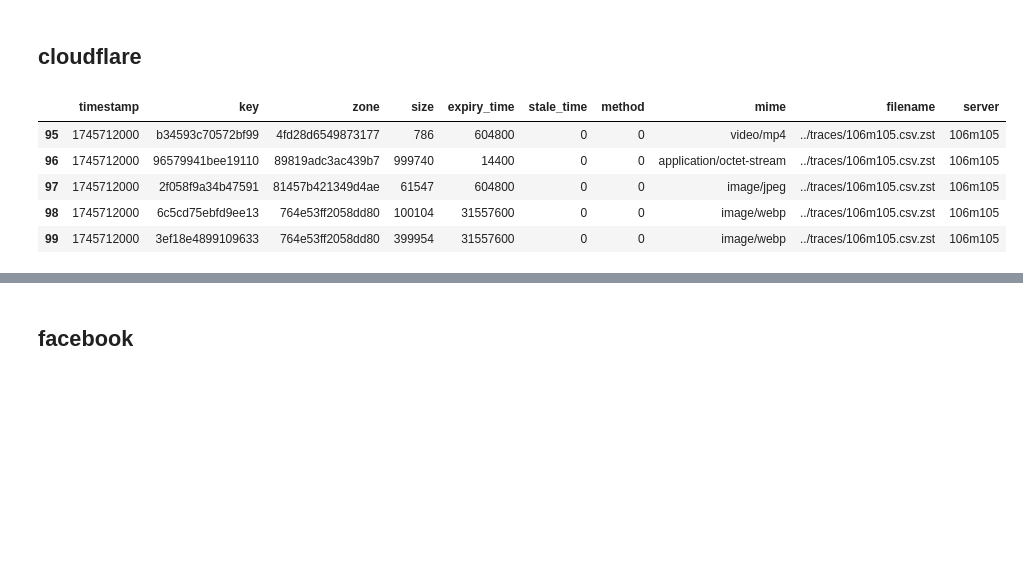
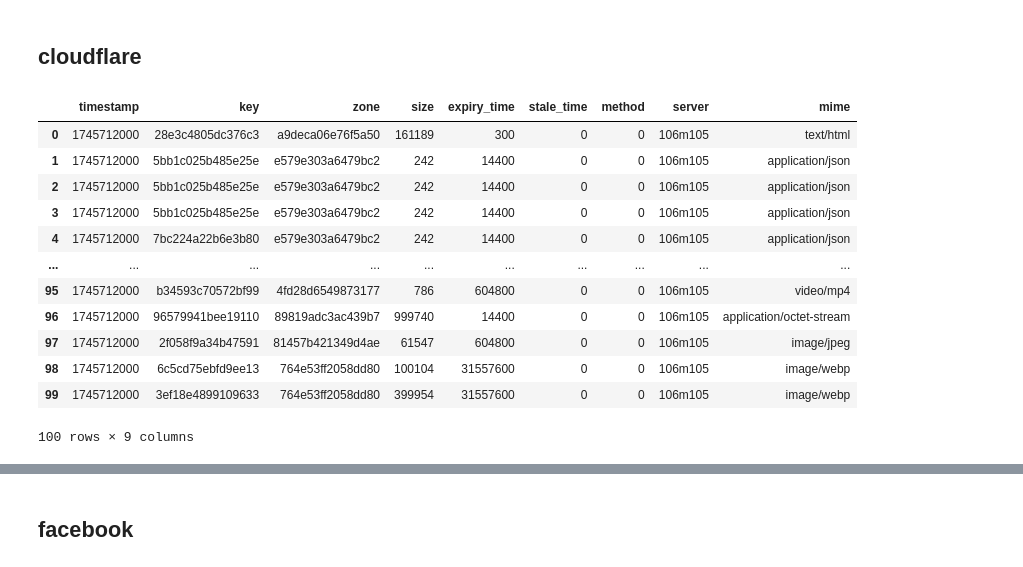
Before and after one commit to IsaacKhor/speculative_revalidation, a Jupyter notebook: analysis/processing.ipynb, the cells around one changed output, grey strips where cells are left out. Drawn from its saved outputs; the diff is of its cells as text; code cells hidden in the pictures; blank space fills up the shorter version.

```diff
--- a/analysis/processing.ipynb
+++ b/analysis/processing.ipynb
@@ -22,22 +23,30 @@ group by server
 # %% [markdown]
 ## cloudflare
 # %%
-result = con.execute("""
-select *, regexp_extract(filename, '.*/([^/]+)\\.csv\\.zst', 1) as server
+q("""
+select timestamp, key, zone, size, expiry_time, stale_time, method,
+    regexp_extract(filename, '.*/([^/]+)\\.csv\\.zst', 1) as server,
+    regexp_extract(mime, '^([^;]+)') as mime
 from read_csv(
-    '../traces/106m105.csv.zst',
+    '../traces/cf/csv/106m105.csv.zst',
     delim=',',
     header=true,
     filename=true,
     strict_mode=false
     )
 limit 100
 """)
-result.df().tail()
 # %% [output]
-|  | timestamp | key | zone | size | expiry_time | stale_time | method | mime | filename | server |
-| 95 | 1745712000 | b34593c70572bf99 | 4fd28d6549873177 | 786 | 604800 | 0 | 0 | video/mp4 | ../traces/106m105.csv.zst | 106m105 |
-| 96 | 1745712000 | 96579941bee19110 | 89819adc3ac439b7 | 999740 | 14400 | 0 | 0 | application/octet-stream | ../traces/106m105.csv.zst | 106m105 |
-| 97 | 1745712000 | 2f058f9a34b47591 | 81457b421349d4ae | 61547 | 604800 | 0 | 0 | image/jpeg | ../traces/106m105.csv.zst | 106m105 |
-| 98 | 1745712000 | 6c5cd75ebfd9ee13 | 764e53ff2058dd80 | 100104 | 31557600 | 0 | 0 | image/webp | ../traces/106m105.csv.zst | 106m105 |
-| 99 | 1745712000 | 3ef18e4899109633 | 764e53ff2058dd80 | 399954 | 31557600 | 0 | 0 | image/webp | ../traces/106m105.csv.zst | 106m105 |
+|  | timestamp | key | zone | size | expiry_time | stale_time | method | server | mime |
+| 0 | 1745712000 | 28e3c4805dc376c3 | a9deca06e76f5a50 | 161189 | 300 | 0 | 0 | 106m105 | text/html |
+| 1 | 1745712000 | 5bb1c025b485e25e | e579e303a6479bc2 | 242 | 14400 | 0 | 0 | 106m105 | application/json |
+| 2 | 1745712000 | 5bb1c025b485e25e | e579e303a6479bc2 | 242 | 14400 | 0 | 0 | 106m105 | application/json |
+| 3 | 1745712000 | 5bb1c025b485e25e | e579e303a6479bc2 | 242 | 14400 | 0 | 0 | 106m105 | application/json |
+| 4 | 1745712000 | 7bc224a22b6e3b80 | e579e303a6479bc2 | 242 | 14400 | 0 | 0 | 106m105 | application/json |
+| ... | ... | ... | ... | ... | ... | ... | ... | ... | ... |
+| 95 | 1745712000 | b34593c70572bf99 | 4fd28d6549873177 | 786 | 604800 | 0 | 0 | 106m105 | video/mp4 |
+| 96 | 1745712000 | 96579941bee19110 | 89819adc3ac439b7 | 999740 | 14400 | 0 | 0 | 106m105 | application/octet-stream |
+| 97 | 1745712000 | 2f058f9a34b47591 | 81457b421349d4ae | 61547 | 604800 | 0 | 0 | 106m105 | image/jpeg |
+| 98 | 1745712000 | 6c5cd75ebfd9ee13 | 764e53ff2058dd80 | 100104 | 31557600 | 0 | 0 | 106m105 | image/webp |
+| 99 | 1745712000 | 3ef18e4899109633 | 764e53ff2058dd80 | 399954 | 31557600 | 0 | 0 | 106m105 | image/webp |
+100 rows × 9 columns
```
Also changed, not shown: parts of 3 cells of this notebook, 10 other files.
